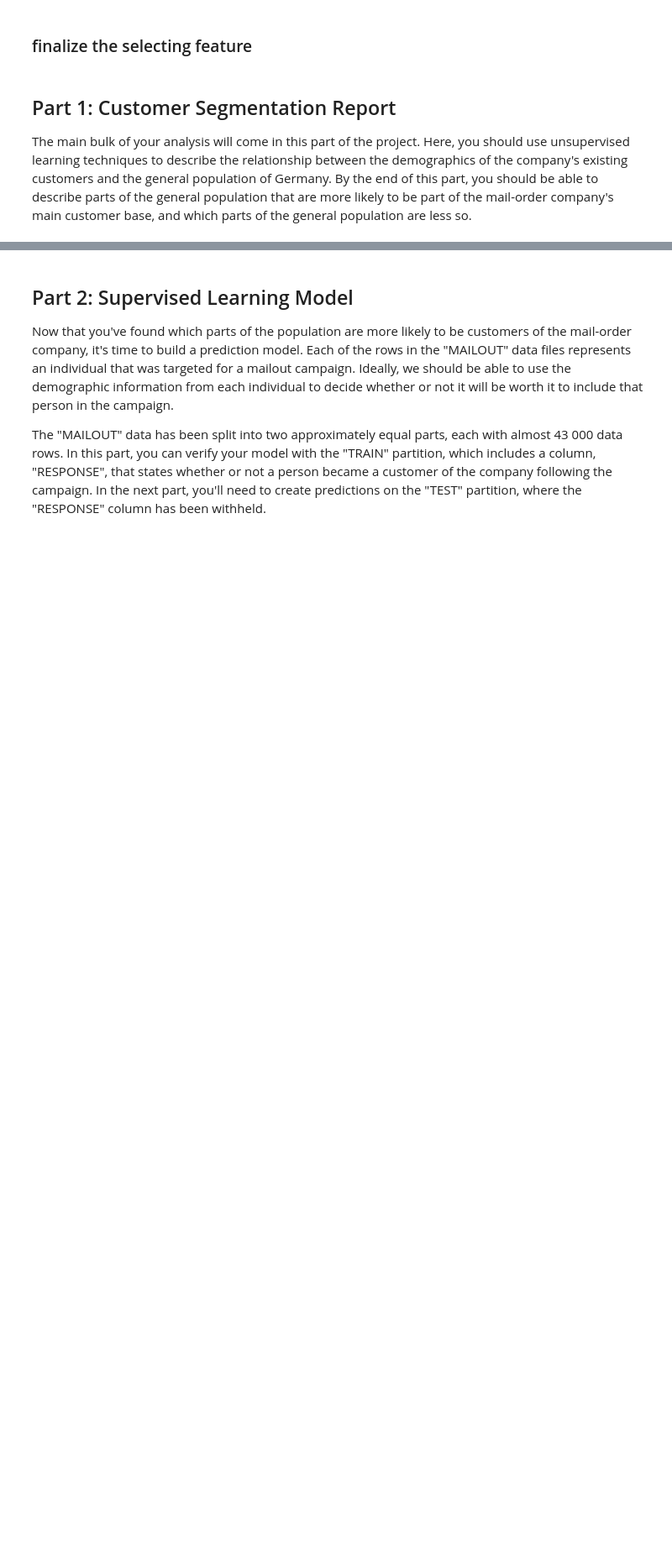
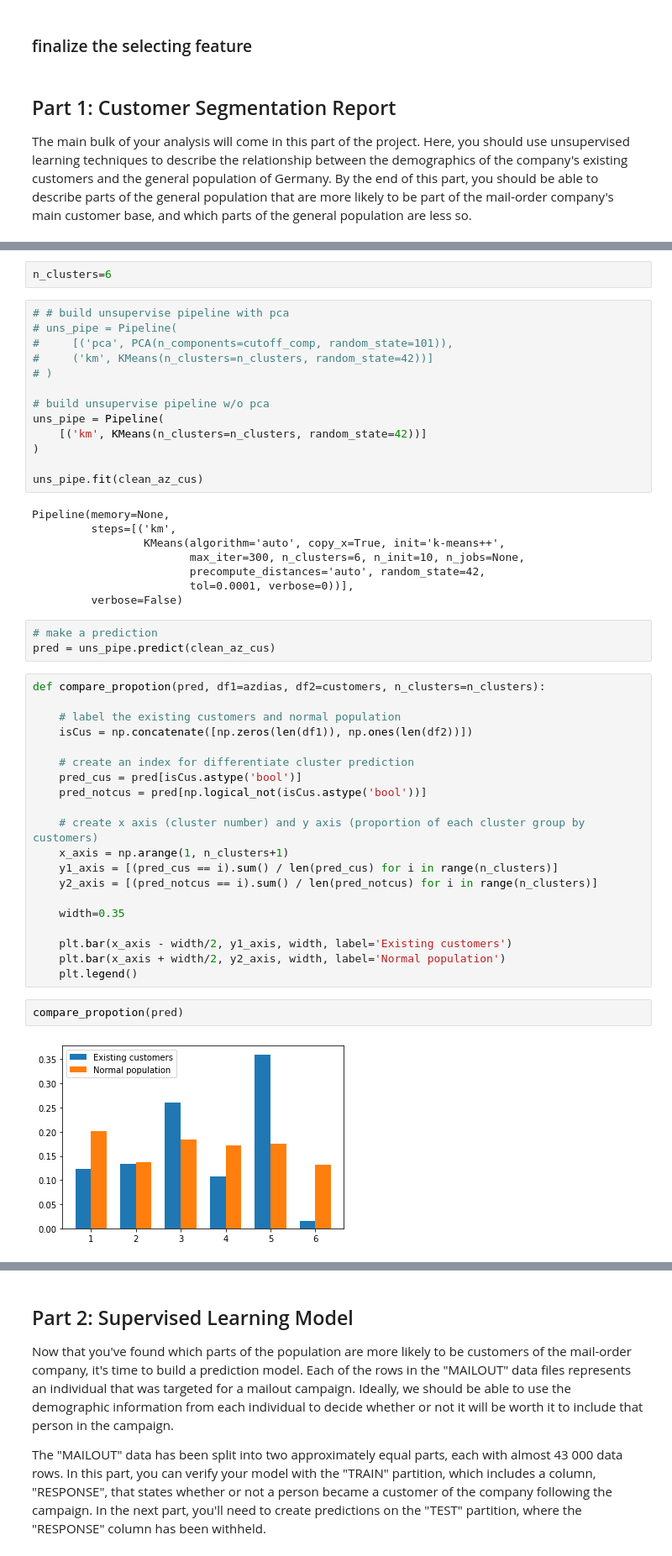
Before and after one commit to korntewin/capstone-arvato-customer-segmentation, a Jupyter notebook: Arvato Project Workbook.ipynb, the cells around one changed output, grey strips where cells are left out. Shown at 84% size. Saved outputs shown, nothing was run; the diff lists cells and outputs as text; blank space fills up the shorter version.

```diff
--- a/Arvato Project Workbook.ipynb
+++ b/Arvato Project Workbook.ipynb
@@ -453,0 +604,50 @@ The main bulk of your analysis will come in this part of the project. Here, you
+# %%
+n_clusters=6
+# %%
+# # build unsupervise pipeline with pca
+# uns_pipe = Pipeline(
+#     [('pca', PCA(n_components=cutoff_comp, random_state=101)),
+#     ('km', KMeans(n_clusters=n_clusters, random_state=42))]
+# )
+
+# build unsupervise pipeline w/o pca
+uns_pipe = Pipeline(
+    [('km', KMeans(n_clusters=n_clusters, random_state=42))]
+)
+
+uns_pipe.fit(clean_az_cus)
+# %% [output]
+Pipeline(memory=None,
+         steps=[('km',
+                 KMeans(algorithm='auto', copy_x=True, init='k-means++',
+                        max_iter=300, n_clusters=6, n_init=10, n_jobs=None,
+                        precompute_distances='auto', random_state=42,
+                        tol=0.0001, verbose=0))],
+         verbose=False)
+# %%
+# make a prediction
+pred = uns_pipe.predict(clean_az_cus)
+# %%
+def compare_propotion(pred, df1=azdias, df2=customers, n_clusters=n_clusters):
+
+    # label the existing customers and normal population
+    isCus = np.concatenate([np.zeros(len(df1)), np.ones(len(df2))])
+
+    # create an index for differentiate cluster prediction
+    pred_cus = pred[isCus.astype('bool')]
+    pred_notcus = pred[np.logical_not(isCus.astype('bool'))]
+
+    # create x axis (cluster number) and y axis (proportion of each cluster group by customers)
+    x_axis = np.arange(1, n_clusters+1)
+    y1_axis = [(pred_cus == i).sum() / len(pred_cus) for i in range(n_clusters)]
+    y2_axis = [(pred_notcus == i).sum() / len(pred_notcus) for i in range(n_clusters)]
+
+    width=0.35
+
+    plt.bar(x_axis - width/2, y1_axis, width, label='Existing customers')
+    plt.bar(x_axis + width/2, y2_axis, width, label='Normal population')
+    plt.legend()
+# %%
+compare_propotion(pred)
+# %% [output]
+[figure, added]
```
Also changed, not shown: parts of 53 cells of this notebook, 3 other files.
